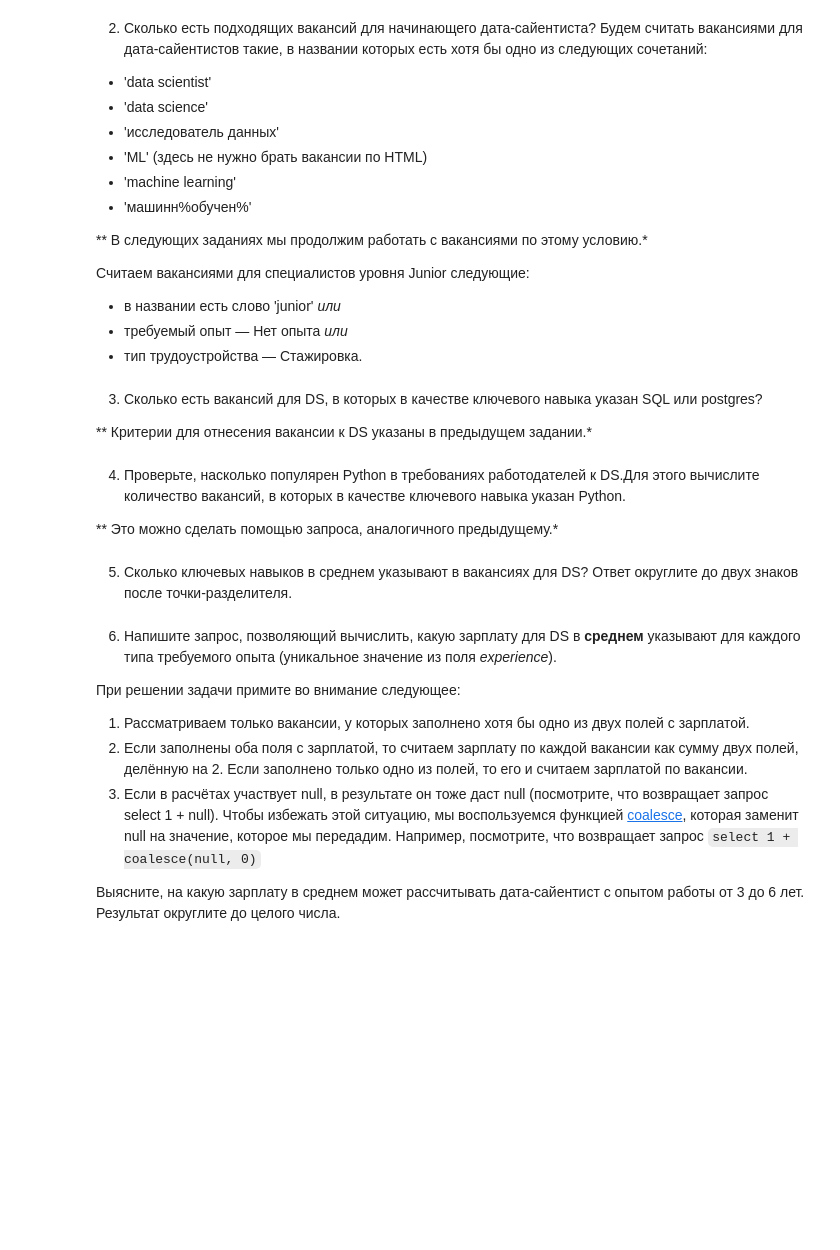
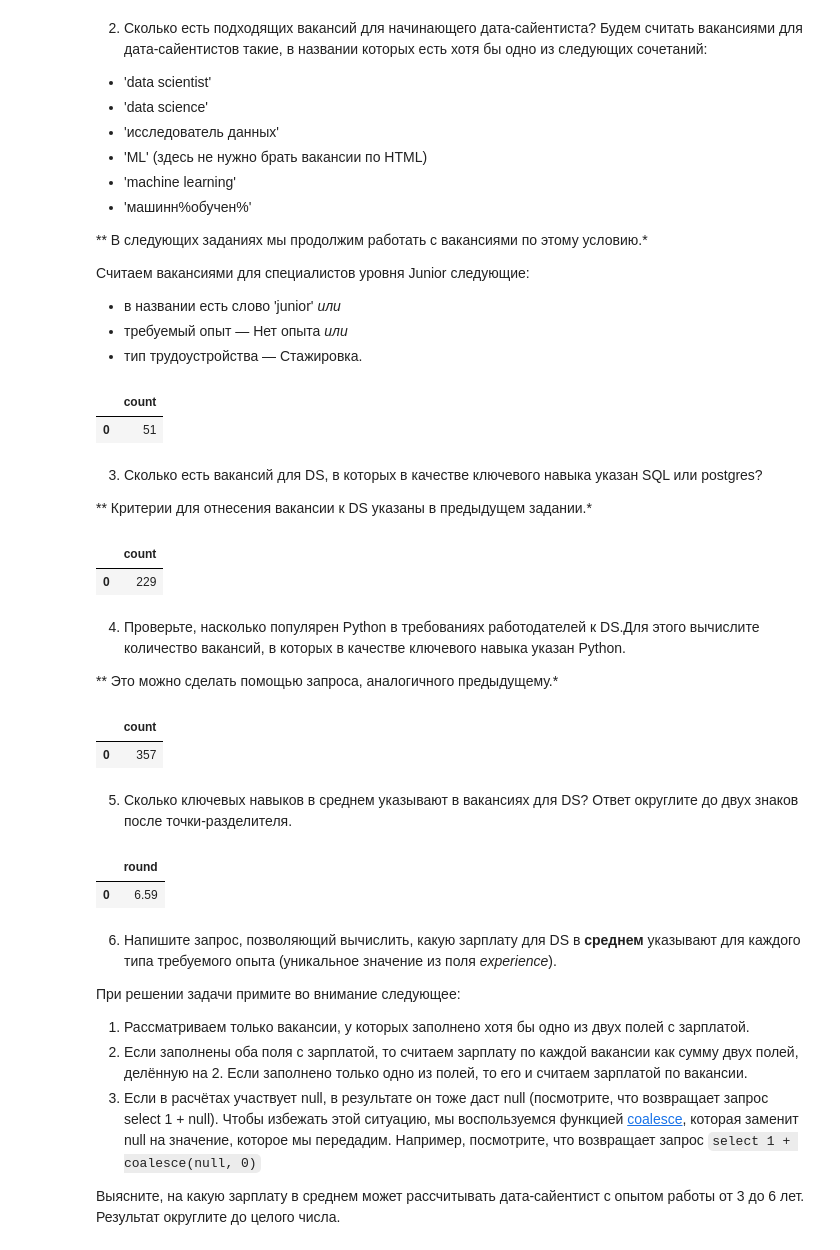
Before and after one commit to ElenaBask/Homework_SF, a Jupyter notebook: Project_2/Анализ вакансий из HeadHunter.ipynb, the cells around one changed output. Drawn from its saved outputs; the diff is of its cells as text; code cells hidden in the pictures; blank space fills up the shorter version.

```diff
--- a/Project_2/Анализ вакансий из HeadHunter.ipynb
+++ b/Project_2/Анализ вакансий из HeadHunter.ipynb
@@ -544,5 +539,10 @@ query_5_3 = f'''select
 # %%
 # результат запроса
+df_6_2 = pd.read_sql_query(sa.text(query_6_2), connection)
+df_6_2
+# %% [output]
+|  | count |
+| 0 | 51 |
 # %% [markdown]
 3. Сколько есть вакансий для DS, в которых в качестве ключевого навыка указан SQL или postgres?
 
@@ -552,5 +560,10 @@ query_5_3 = f'''select
 # %%
 # результат запроса
+df_6_3 = pd.read_sql_query(sa.text(query_6_3), connection)
+df_6_3
+# %% [output]
+|  | count |
+| 0 | 229 |
 # %% [markdown]
 4. Проверьте, насколько популярен Python в требованиях работодателей к DS.Для этого вычислите количество вакансий, в которых в качестве ключевого навыка указан Python.
 
@@ -560,5 +580,10 @@ query_5_3 = f'''select
 # %%
 # результат запроса
+df_6_4 = pd.read_sql_query(sa.text(query_6_4), connection)
+df_6_4
+# %% [output]
+|  | count |
+| 0 | 357 |
 # %% [markdown]
 5. Сколько ключевых навыков в среднем указывают в вакансиях для DS?
 Ответ округлите до двух знаков после точки-разделителя.
@@ -567,5 +599,10 @@ query_5_3 = f'''select
 # %%
 # результат запроса
+df_6_5 = pd.read_sql_query(sa.text(query_6_5), connection)
+df_6_5
+# %% [output]
+|  | round |
+| 0 | 6.59 |
 # %% [markdown]
 6. Напишите запрос, позволяющий вычислить, какую зарплату для DS в **среднем** указывают для каждого типа требуемого опыта (уникальное значение из поля *experience*).
 
```
Also changed, not shown: parts of 31 cells of this notebook.
